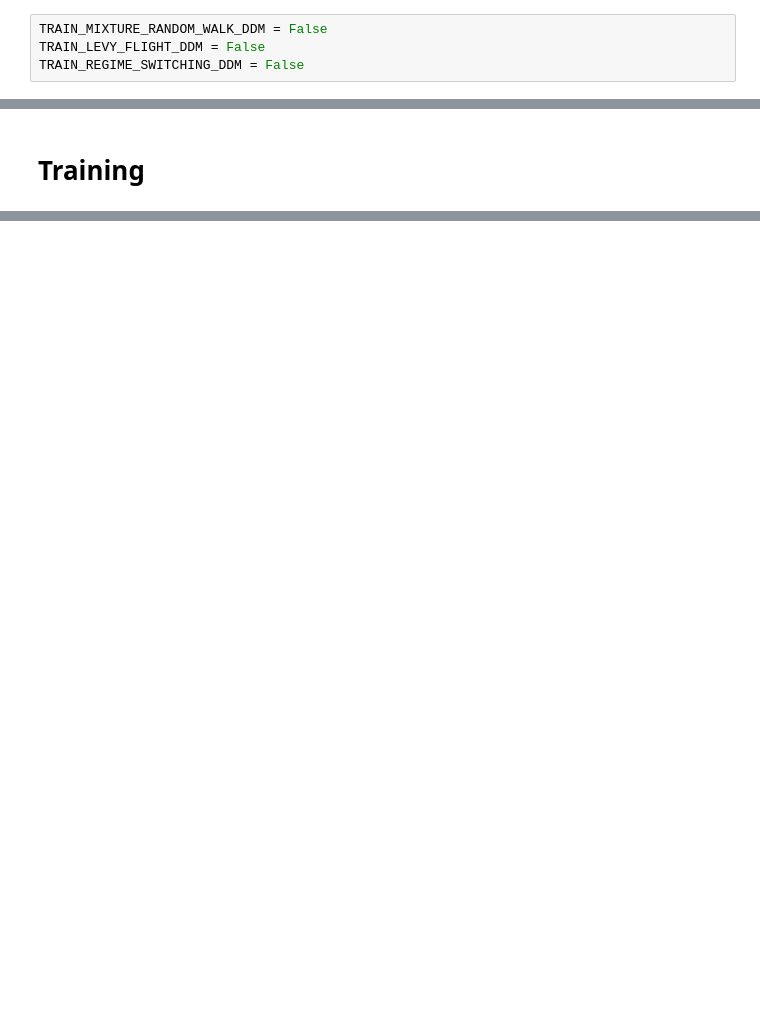
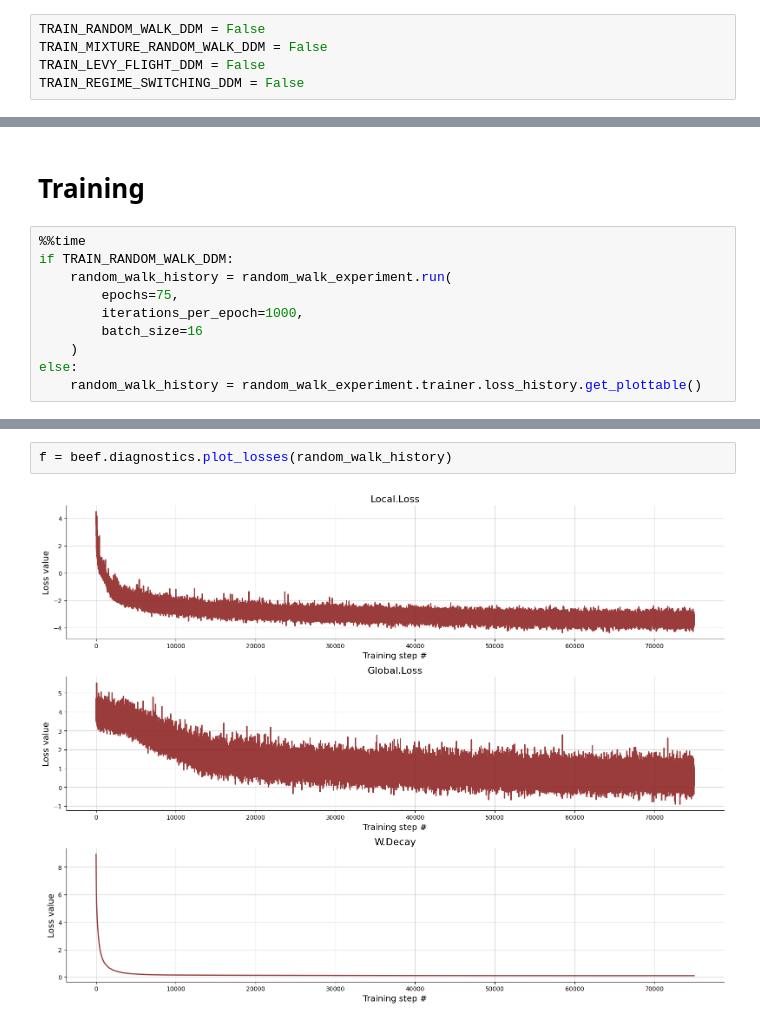
Before and after one commit to bayesflow-org/Non-Stationary-DDM-Validation, a Jupyter notebook: applications/inference/notebooks/network_training.ipynb, the cells around one changed output, grey strips where cells are left out. Drawn from its saved outputs; the diff is of its cells as text; blank space fills up the shorter version.

Commit message:
finish training pipeline

```diff
--- a/applications/inference/notebooks/network_training.ipynb
+++ b/applications/inference/notebooks/network_training.ipynb
@@ -26,6 +26,7 @@ print(tf.config.list_physical_devices('GPU'))
 # %% [markdown]
 # Constants
 # %%
+TRAIN_RANDOM_WALK_DDM = False
 TRAIN_MIXTURE_RANDOM_WALK_DDM = False
 TRAIN_LEVY_FLIGHT_DDM = False
 TRAIN_REGIME_SWITCHING_DDM = False
@@ -67,3 +76,13 @@ INFO:root:Performing a consistency check with provided components...
 INFO:root:Done.
 # %% [markdown]
 # Training
+# %%
+%%time
+if TRAIN_RANDOM_WALK_DDM:
+    random_walk_history = random_walk_experiment.run(
+        epochs=75,
+        iterations_per_epoch=1000,
+        batch_size=16
+    )
+else:
+    random_walk_history = random_walk_experiment.trainer.loss_history.get_plottable()
@@ -70,3 +92,7 @@ INFO:root:Done.
+# %%
+f = beef.diagnostics.plot_losses(random_walk_history)
+# %% [output]
+[figure, added]
 # %%
 %%time
 if TRAIN_MIXTURE_RANDOM_WALK_DDM:
```
Also changed, not shown: parts of 9 cells of this notebook.
